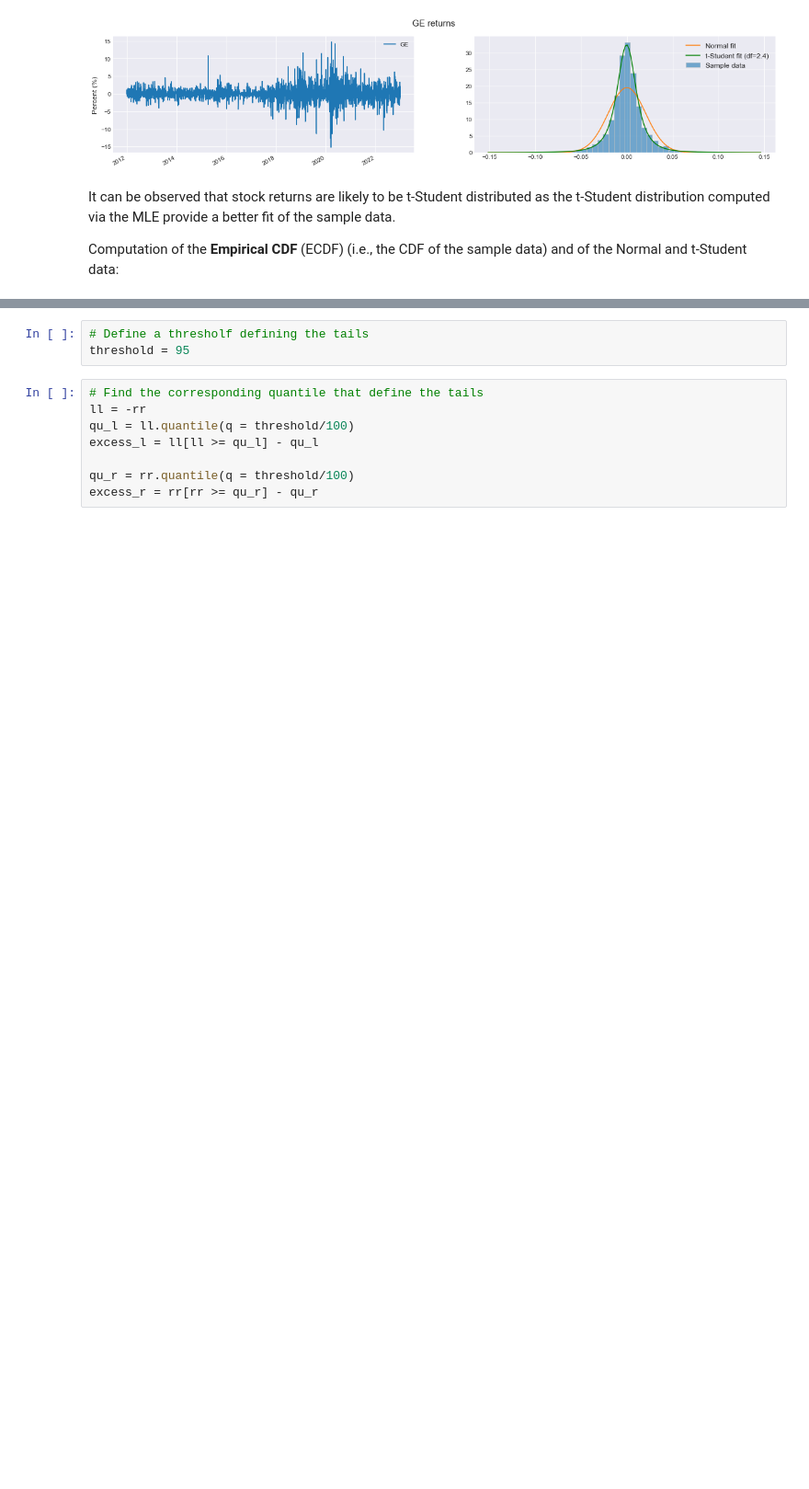
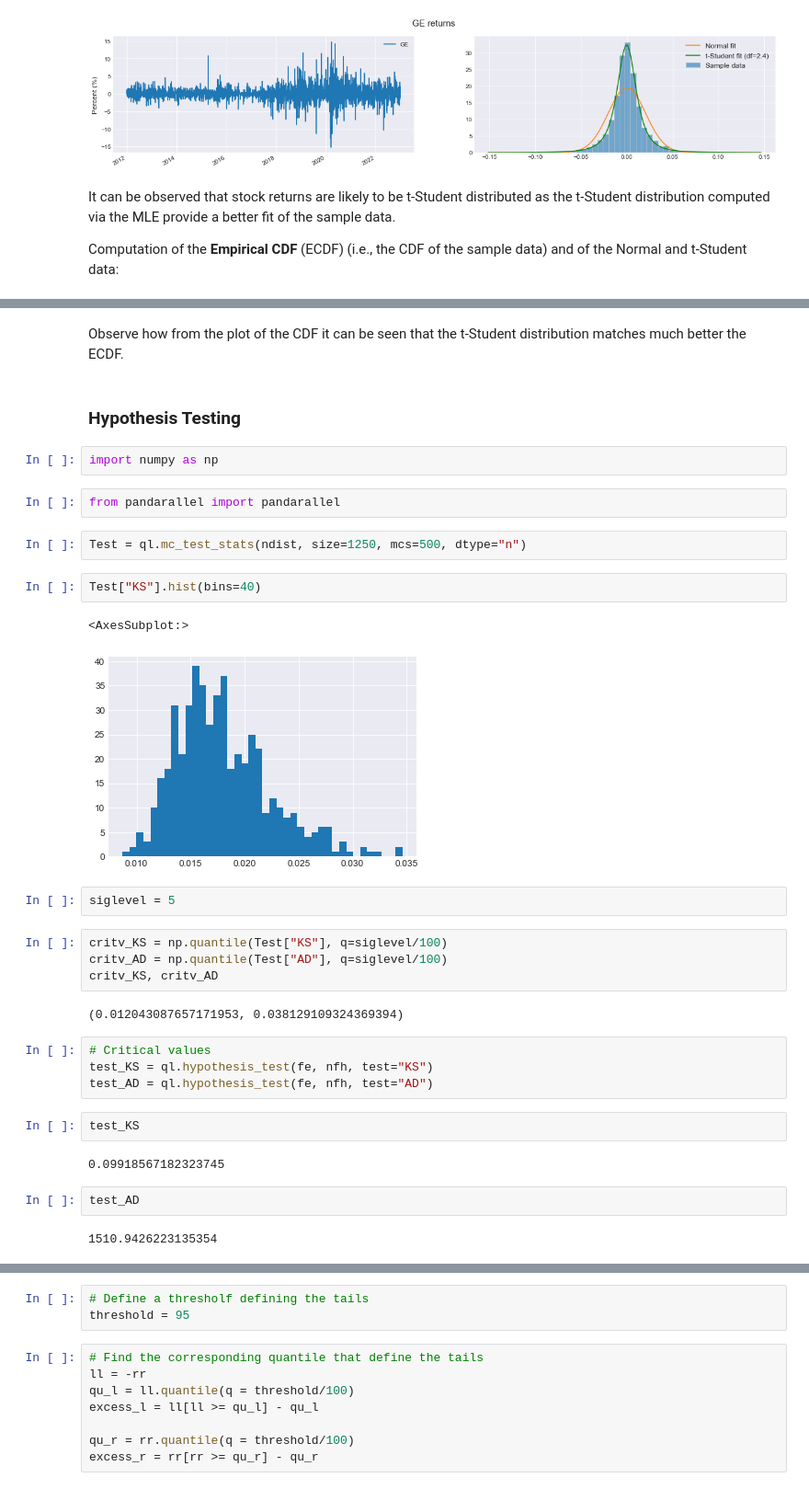
Before and after one commit to z4ir3/quant-library, a Jupyter notebook: tutorial-quant-library.ipynb, the cells around one changed output, grey strips where cells are left out. Shown at 92% size. Cells and saved outputs as stored; diff of their text form; blank space fills up the shorter version.

```diff
--- a/tutorial-quant-library.ipynb
+++ b/tutorial-quant-library.ipynb
@@ -923,3 +923,38 @@ ax[n].legend(fontsize=12)
 plt.show()
 # %% [output]
 [figure]
+# %% [markdown]
+Observe how from the plot of the CDF it can be seen that the t-Student distribution matches much better the ECDF.
+# %% [markdown]
+### Hypothesis Testing
+# %%
+import numpy as np
+# %%
+from pandarallel import pandarallel
+# %%
+Test = ql.mc_test_stats(ndist, size=1250, mcs=500, dtype="n")
+# %%
+Test["KS"].hist(bins=40)
+# %% [output]
+<AxesSubplot:>
+[figure, added]
+# %%
+siglevel = 5
+# %%
+critv_KS = np.quantile(Test["KS"], q=siglevel/100)
+critv_AD = np.quantile(Test["AD"], q=siglevel/100)
+critv_KS, critv_AD
+# %% [output]
+(0.012043087657171953, 0.038129109324369394)
+# %%
+# Critical values
+test_KS = ql.hypothesis_test(fe, nfh, test="KS")
+test_AD = ql.hypothesis_test(fe, nfh, test="AD")
+# %%
+test_KS
+# %% [output]
+0.09918567182323745
+# %%
+test_AD
+# %% [output]
+1510.9426223135354
```
Also changed, not shown: parts of 9 cells of this notebook.
